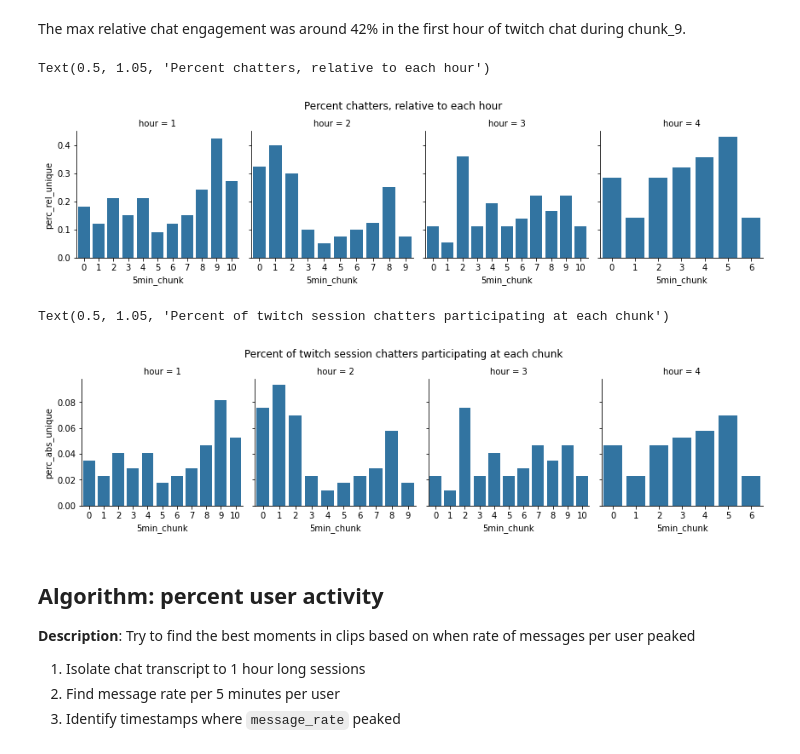
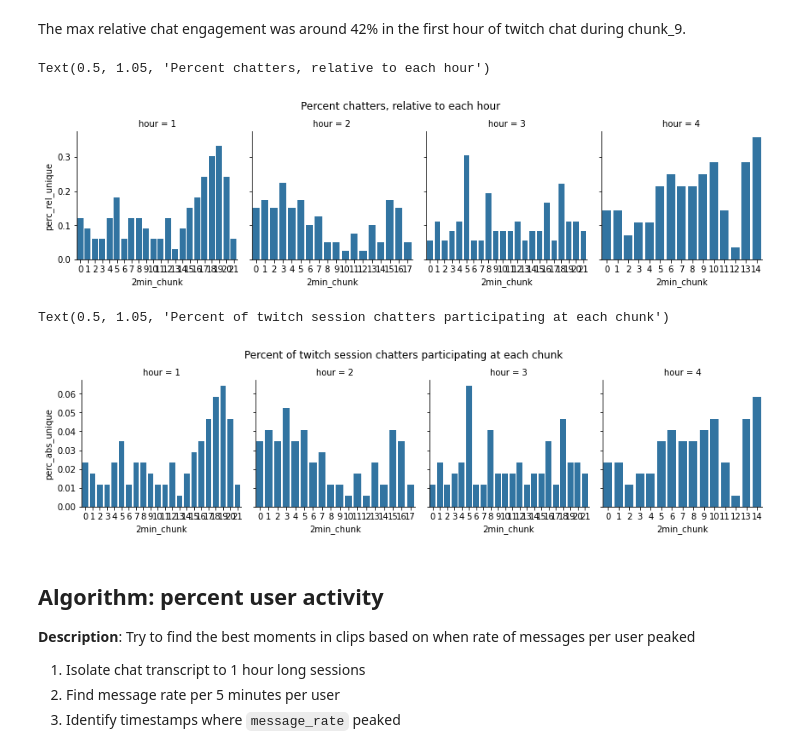
Before and after one commit to pillargg/pillar_algos, a Jupyter notebook: pillar.ipynb, the cells around one changed output. Cells and saved outputs as stored; diff of their text form; code cells hidden in the pictures.

```diff
--- a/pillar.ipynb
+++ b/pillar.ipynb
@@ -180,12 +180,12 @@ WOOOOOOOO
 class fminChats():
     def __init__(self,dataframe, big_unique):
         '''
-        Finds the percent unique chatters that chatted every 5 minutes
+        Finds the percent unique chatters that chatted every 2 minutes
         '''
 
         # init function finds the first split
         dataframe = dataframe.sort_values("created_at")
-        first = dataframe[dataframe['created_at'] <= dataframe.iloc[0,0] + pd.Timedelta(minutes = 5)]
+        first = dataframe[dataframe['created_at'] <= dataframe.iloc[0,0] + pd.Timedelta(minutes = 2)]
 
         self.total_uniques = len(dataframe['_id'].unique())
         self.big_unique = big_unique
@@ -203,8 +203,8 @@ class fminChats():
         dataframe = self.dataframe
         last_i = self.last_i
         if last_i+1 < dataframe.index.max(): # NOT len(dataframe), that bugs out and i dont wanna explain why
-            new_df = dataframe.loc[last_i+1:,:] # clip df to start new 5min calc at last_i+1
-            newest = new_df[new_df['created_at'] <= new_df.loc[last_i+1,'created_at'] + pd.Timedelta(value=5, unit='minutes')] # filter by minute
+            new_df = dataframe.loc[last_i+1:,:] # clip df to start new 2min calc at last_i+1
+            newest = new_df[new_df['created_at'] <= new_df.loc[last_i+1,'created_at'] + pd.Timedelta(value=2, unit='minutes')] # filter by minute
             self.result.append(newest) # store in list
 
             self.last_i = newest.index.max()
@@ -218,7 +218,7 @@ class fminChats():
         '''
 
         perc_unique = {
-                '5min_chunk':[],
+                '2min_chunk':[],
                 'start':[],
                 'end':[],
                 'num_unique':[],
@@ -234,7 +234,7 @@ class fminChats():
             perc_rel = unique/self.total_uniques # this is the total uniques in THAT DATAFRAME, ie the hourly cut
             perc_abs = unique/self.big_unique # this is the total uniques in the entire twitch session
             # store
-            perc_unique['5min_chunk'].append(chunk)
+            perc_unique['2min_chunk'].append(chunk)
             perc_unique['start'].append(timestamp[0])
             perc_unique['end'].append(timestamp[1])
             perc_unique['num_unique'].append(unique)
@@ -264,7 +264,7 @@ Try using .loc[row_indexer,col_indexer] = value instead
 See the caveats in the documentation: https://pandas.pydata.org/pandas-docs/stable/user_guide/indexing.html#returning-a-view-versus-a-copy
   # Remove the CWD from sys.path while we load stuff.
 # %%
-results = pd.DataFrame(columns=['hour', '5min_chunk', 'start', 'end', 'num_unique', 'perc_rel_unique', 'perc_abs_unique'])
+results = pd.DataFrame(columns=['hour', '2min_chunk', 'start', 'end', 'num_unique', 'perc_rel_unique', 'perc_abs_unique'])
 
 max_uniques = len(big_df['_id'].unique()) # the total number of unique chatters for the entire twitch session
 
@@ -272,7 +272,7 @@ max_uniques = len(big_df['_id'].unique()) # the total number of unique chatters
 for i in range(len(hour_list)):
     fm = fminChats(hour_list[i], max_uniques)
     _n = fm.find_rest()
-    chunk_list = fm.result # get back list of dfs, each 5 minutes long
+    chunk_list = fm.result # get back list of dfs, each 2 minutes long
 
     uniques = fm.perc_uniques(chunk_list)
     uniques['hour'] = i + 1
@@ -304,20 +304,20 @@ Variables:
 The max relative chat engagement was around 42% in the first hour of twitch chat during chunk_9.
 # %%
 g = sns.FacetGrid(results,col='hour',sharex=False)
-g.map(sns.barplot,'5min_chunk','perc_rel_unique')
+g.map(sns.barplot,'2min_chunk','perc_rel_unique')
 
 plt.suptitle("Percent chatters, relative to each hour",y=1.05)
 # %% [output]
 Text(0.5, 1.05, 'Percent chatters, relative to each hour')
-[figure, old version]
+[figure, new version]
 # %%
 g = sns.FacetGrid(results,col='hour',sharex=False)
-g.map(sns.barplot,'5min_chunk','perc_abs_unique')
+g.map(sns.barplot,'2min_chunk','perc_abs_unique')
 
 plt.suptitle("Percent of twitch session chatters participating at each chunk",y=1.05)
 # %% [output]
 Text(0.5, 1.05, 'Percent of twitch session chatters participating at each chunk')
-[figure, old version]
+[figure, new version]
 # %% [markdown]
 ## Algorithm: percent user activity
 
```
Also changed, not shown: parts of 4 cells of this notebook.
